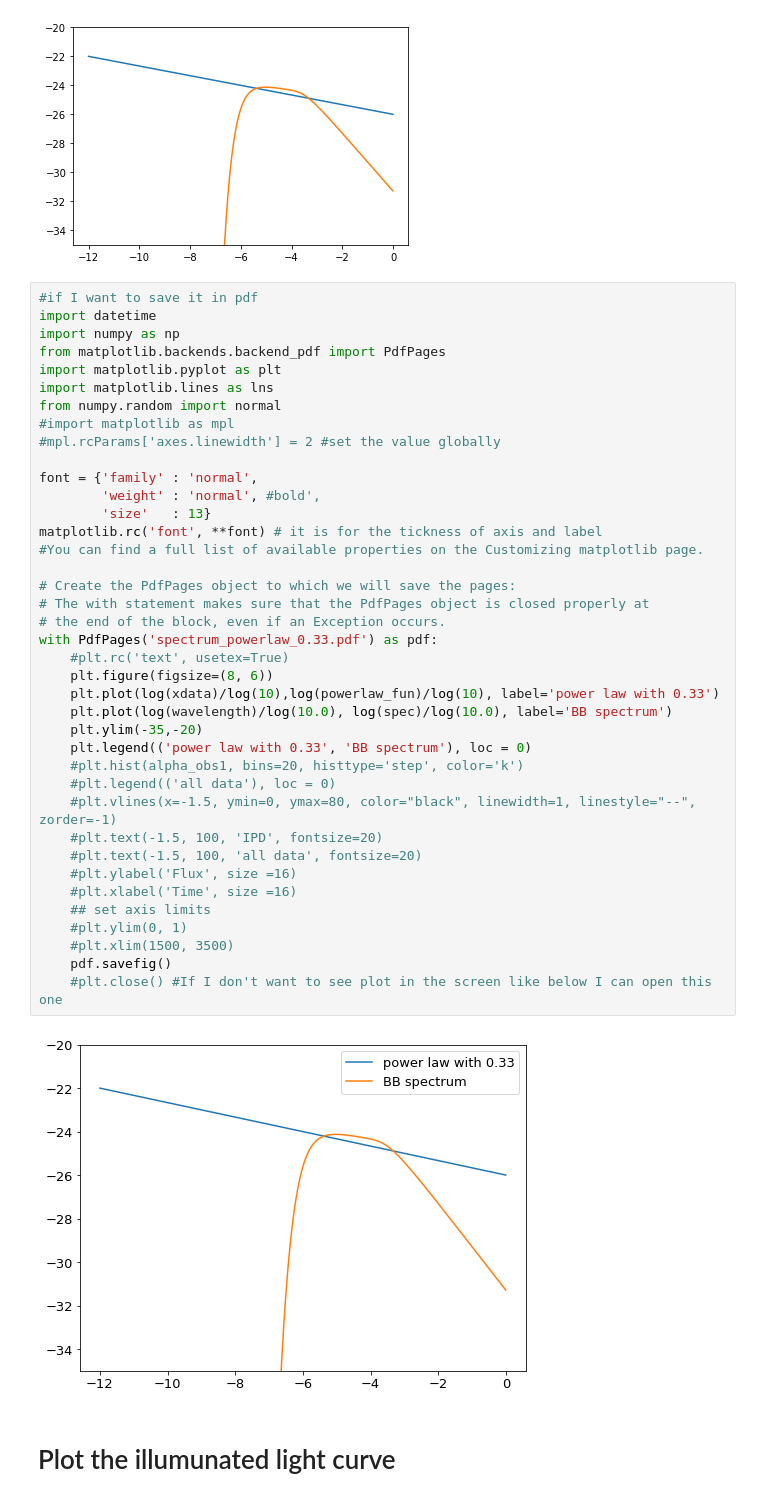
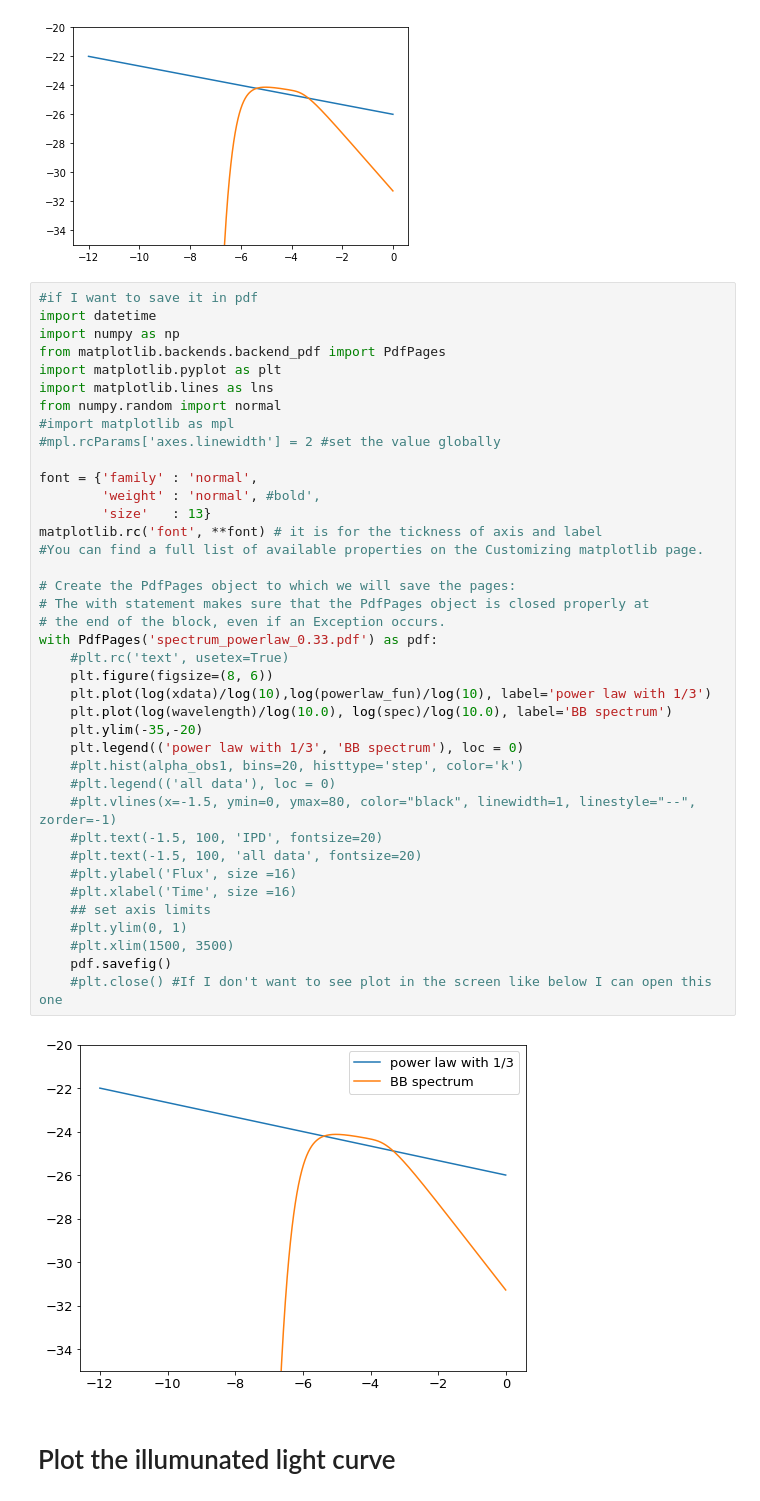
Before and after one commit to husnedereli/Reprocessing_disk, a Jupyter notebook: Compute_UVW2_LC_fitted_with_ADmodel.ipynb, the cells around one changed output. Cells and saved outputs as stored; diff of their text form.

```diff
--- a/Compute_UVW2_LC_fitted_with_ADmodel.ipynb
+++ b/Compute_UVW2_LC_fitted_with_ADmodel.ipynb
@@ -82,36 +82,36 @@ from numpy.random import normal
 #import matplotlib as mpl
 #mpl.rcParams['axes.linewidth'] = 2 #set the value globally
 
 font = {'family' : 'normal',
         'weight' : 'normal', #bold',
         'size'   : 13}
 matplotlib.rc('font', **font) # it is for the tickness of axis and label
 #You can find a full list of available properties on the Customizing matplotlib page.
 
 # Create the PdfPages object to which we will save the pages:
 # The with statement makes sure that the PdfPages object is closed properly at
 # the end of the block, even if an Exception occurs.
 with PdfPages('spectrum_powerlaw_0.33.pdf') as pdf:
     #plt.rc('text', usetex=True)
     plt.figure(figsize=(8, 6))
-    plt.plot(log(xdata)/log(10),log(powerlaw_fun)/log(10), label='power law with 0.33')
+    plt.plot(log(xdata)/log(10),log(powerlaw_fun)/log(10), label='power law with 1/3')
     plt.plot(log(wavelength)/log(10.0), log(spec)/log(10.0), label='BB spectrum')
     plt.ylim(-35,-20)
-    plt.legend(('power law with 0.33', 'BB spectrum'), loc = 0)
+    plt.legend(('power law with 1/3', 'BB spectrum'), loc = 0)
     #plt.hist(alpha_obs1, bins=20, histtype='step', color='k')
     #plt.legend(('all data'), loc = 0)
     #plt.vlines(x=-1.5, ymin=0, ymax=80, color="black", linewidth=1, linestyle="--", zorder=-1)
     #plt.text(-1.5, 100, 'IPD', fontsize=20)
     #plt.text(-1.5, 100, 'all data', fontsize=20)
     #plt.ylabel('Flux', size =16)
     #plt.xlabel('Time', size =16)
     ## set axis limits
     #plt.ylim(0, 1)
     #plt.xlim(1500, 3500)
     pdf.savefig()
     #plt.close() #If I don't want to see plot in the screen like below I can open this one
 # %% [output]
-[figure, old version]
+[figure, new version]
 # %% [markdown]
 # Plot the illumunated light curve
 # %%
```
Also changed, not shown: parts of 39 cells of this notebook, 5 other files.
